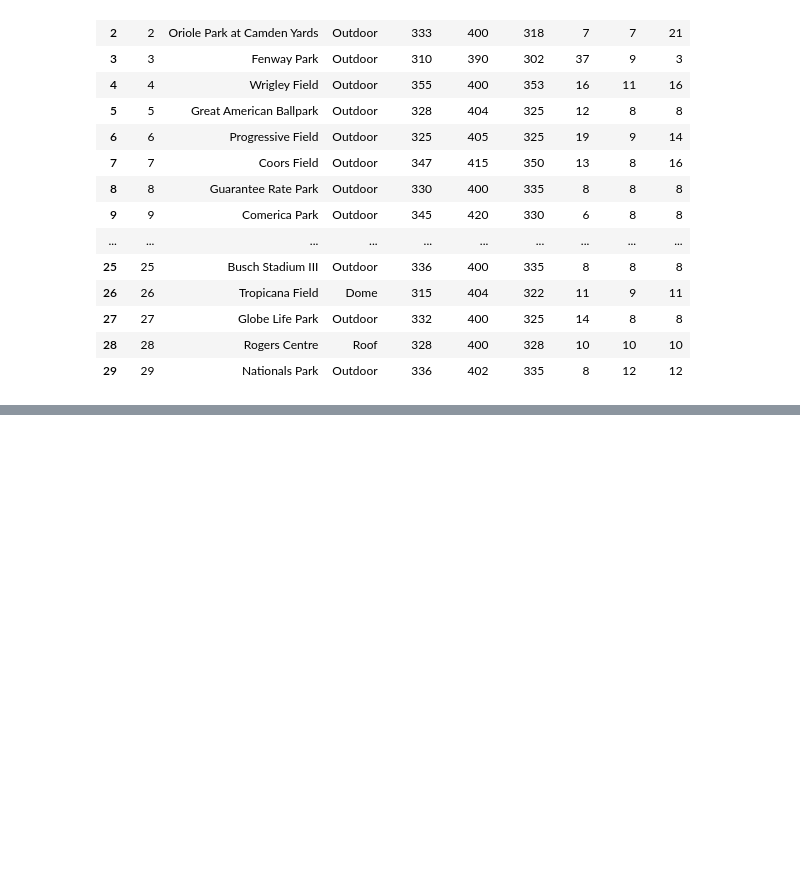
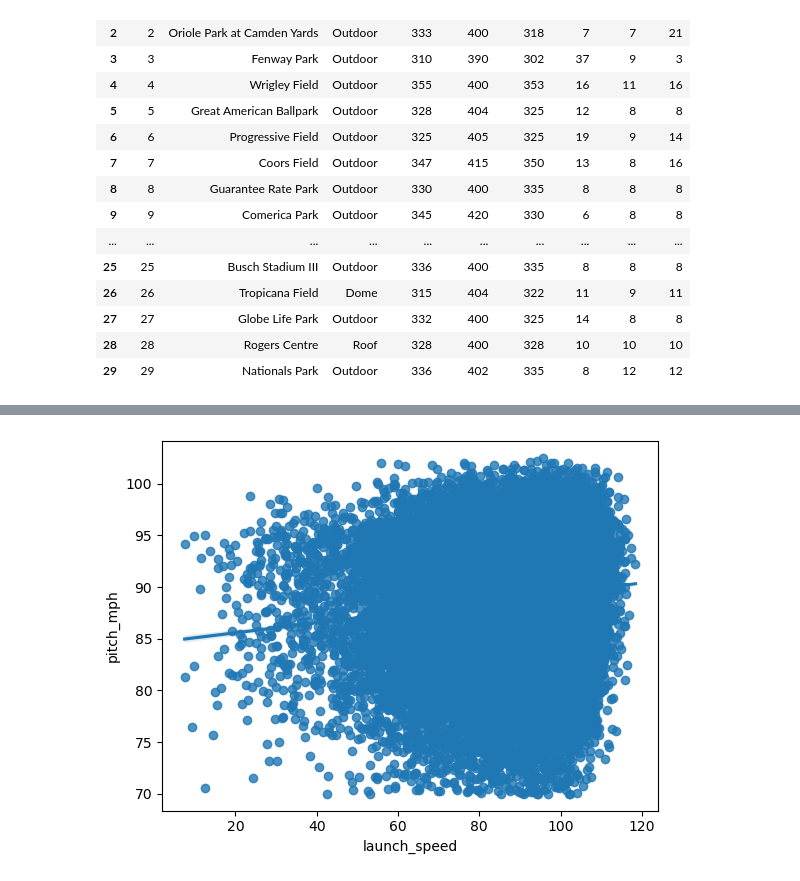
Before and after one commit to fmathews11/Predicting_Home_Runs_Via_ML, a Jupyter notebook: Initial_Data_Exploration.ipynb, the cells around one changed output, grey strips where cells are left out. Saved outputs shown, nothing was run; the diff lists cells and outputs as text; code cells hidden in the pictures; blank space fills up the shorter version.

```diff
--- a/Initial_Data_Exploration.ipynb
+++ b/Initial_Data_Exploration.ipynb
@@ -103,0 +124,5 @@ df_dimension
+# %%
+sns.regplot(x = df_train.launch_speed,
+            y = df_train.pitch_mph);
+# %% [output]
+[figure, added]
```
Also changed, not shown: parts of 4 cells of this notebook, 1 other file.
